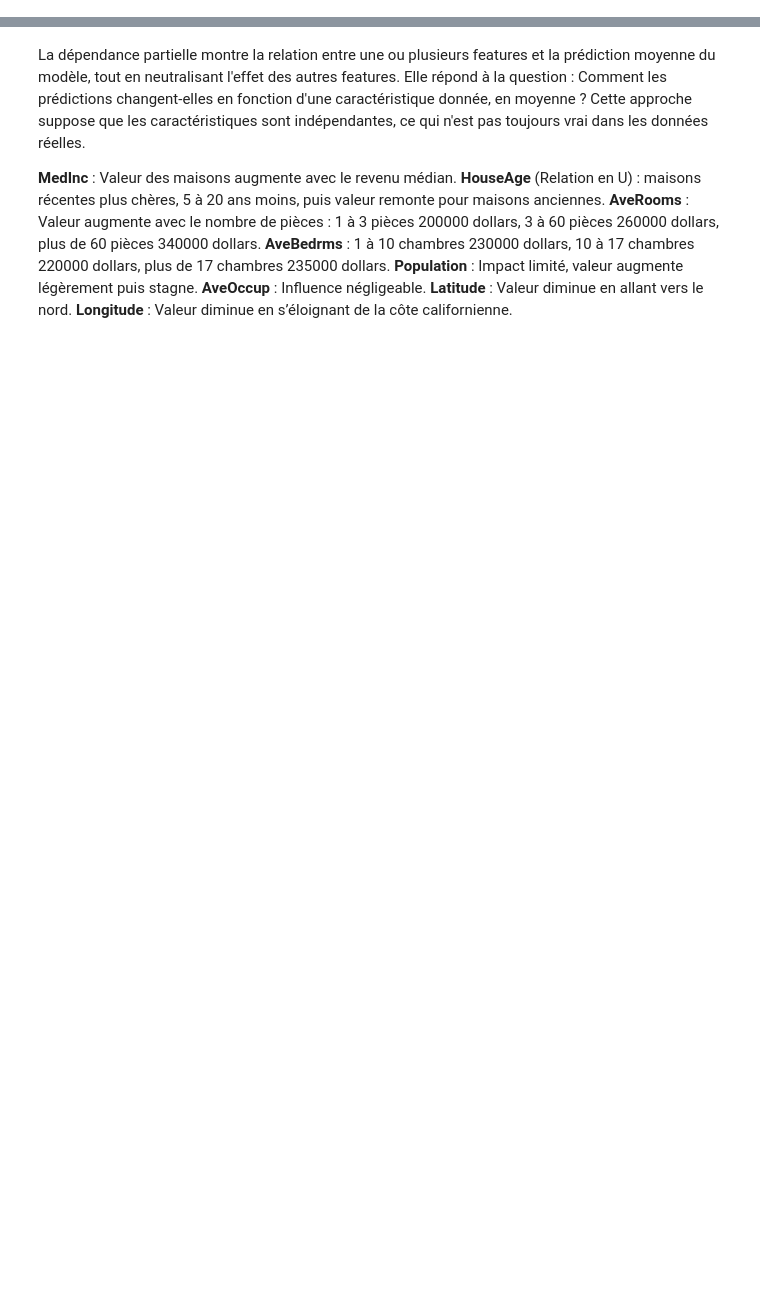
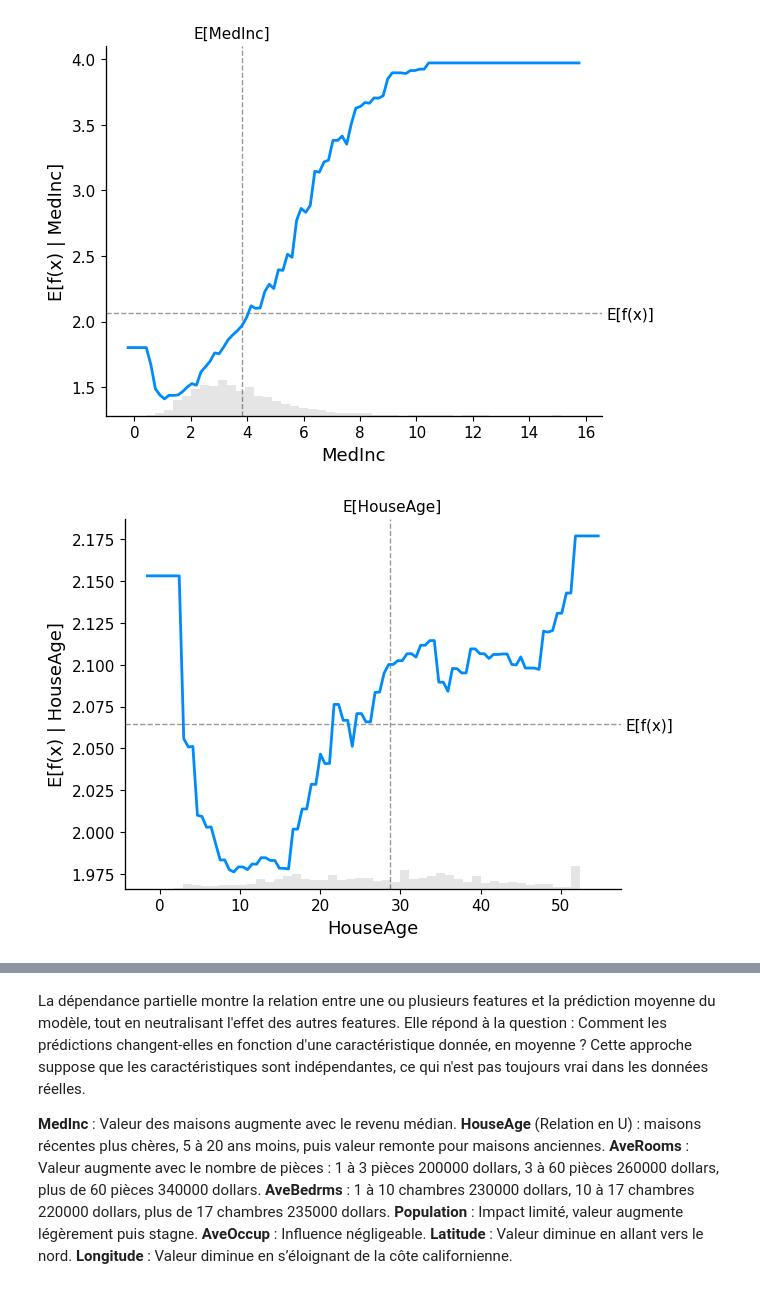
Before and after one commit to BrightMehou/california-housing-prices, a Jupyter notebook: notebooks/Analyse_des_features.ipynb, the cells around one changed output, grey strips where cells are left out. Cells and saved outputs as stored; diff of their text form; code cells hidden in the pictures; blank space fills up the shorter version.

```diff
--- a/notebooks/Analyse_des_features.ipynb
+++ b/notebooks/Analyse_des_features.ipynb
@@ -5,17 +5,19 @@ from sklearn.ensemble import GradientBoostingRegressor
 from sklearn.model_selection import train_test_split
 # %%
 housing = fetch_california_housing(as_frame=True)
-X, y = housing.data , housing.target
-X_train, X_test, y_train, y_test = train_test_split(X, y, test_size=0.2, random_state=42)
+X_train, X_test, y_train, y_test = train_test_split(housing.data , housing.target, test_size=0.2, random_state=42)
 model = GradientBoostingRegressor(n_estimators=150, learning_rate=0.15, max_depth=5, random_state=42)
 model.fit(X_train, y_train)
-columns = X.columns
+columns = X_train.columns
 for col in columns:
     shap.partial_dependence_plot(
     col,
     model.predict,
     X_test,
     ice=False,
     model_expected_value=True,
     feature_expected_value=True
 )
+# %% [output]
+[figure, added]
+[figure, added]
```
Also changed, not shown: parts of 2 cells of this notebook, 11 other files.
